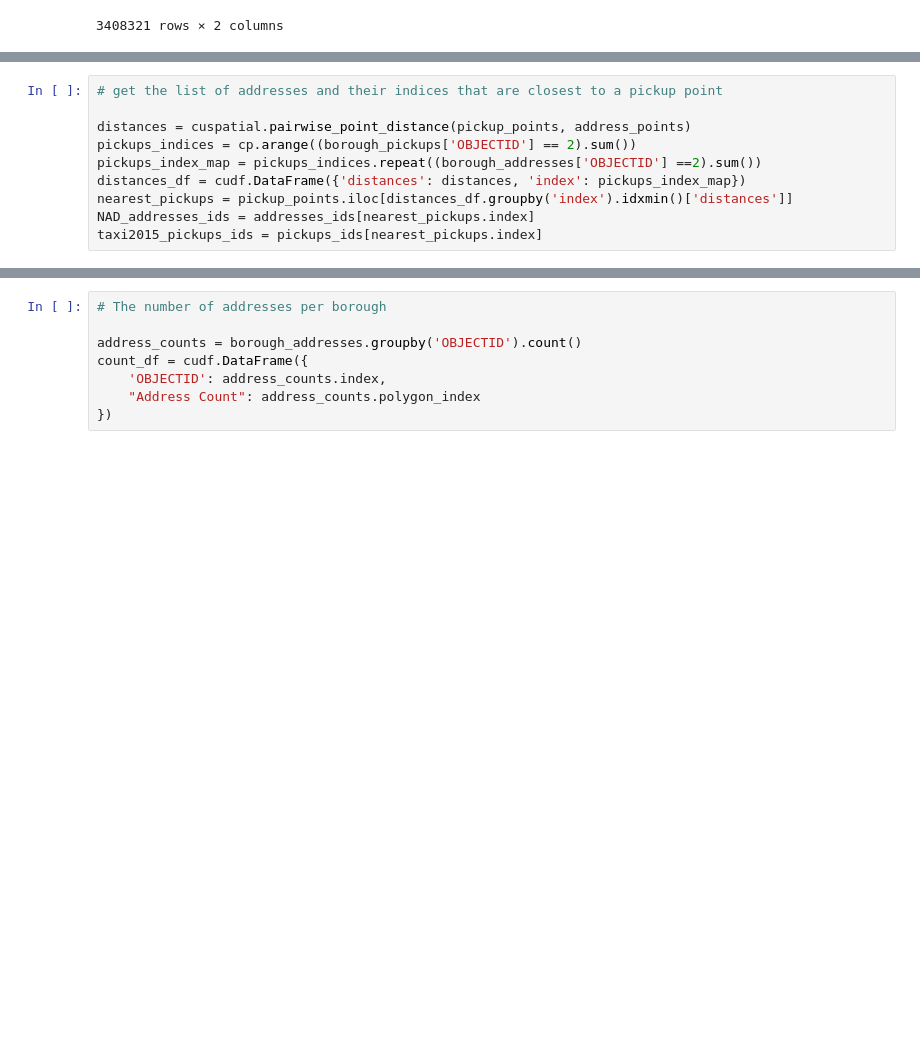
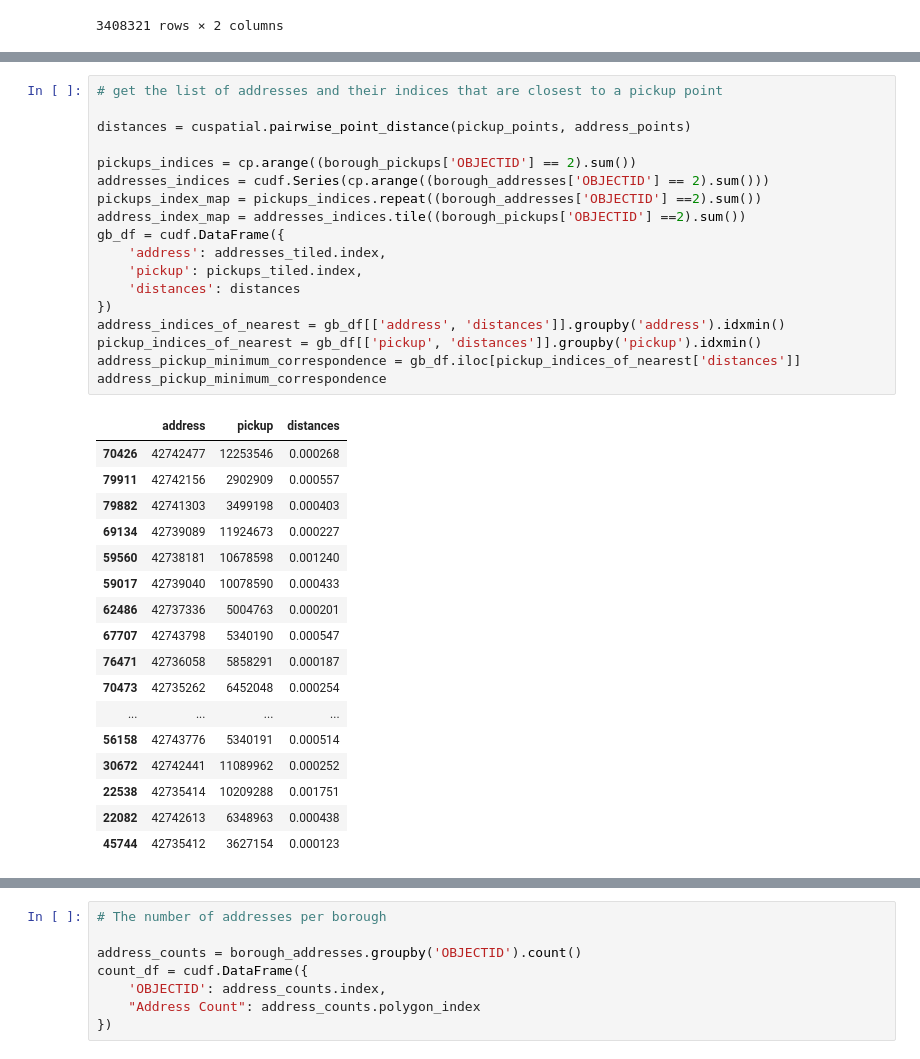
Before and after one commit to thomcom/gtc-2023, a Jupyter notebook: GTC 2023.ipynb, the cells around one changed output, grey strips where cells are left out. Saved outputs shown, nothing was run; the diff lists cells and outputs as text; blank space fills up the shorter version.

```diff
--- a/GTC 2023.ipynb
+++ b/GTC 2023.ipynb
@@ -218,10 +251,36 @@ address_points = make_geoseries_from_lon_lat(
 # %%
 # get the list of addresses and their indices that are closest to a pickup point
 
 distances = cuspatial.pairwise_point_distance(pickup_points, address_points)
+
 pickups_indices = cp.arange((borough_pickups['OBJECTID'] == 2).sum())
+addresses_indices = cudf.Series(cp.arange((borough_addresses['OBJECTID'] == 2).sum()))
 pickups_index_map = pickups_indices.repeat((borough_addresses['OBJECTID'] ==2).sum())
-distances_df = cudf.DataFrame({'distances': distances, 'index': pickups_index_map})
-nearest_pickups = pickup_points.iloc[distances_df.groupby('index').idxmin()['distances']]
-NAD_addresses_ids = addresses_ids[nearest_pickups.index]
-taxi2015_pickups_ids = pickups_ids[nearest_pickups.index]
+address_index_map = addresses_indices.tile((borough_pickups['OBJECTID'] ==2).sum())
+gb_df = cudf.DataFrame({
+    'address': addresses_tiled.index,
+    'pickup': pickups_tiled.index,
+    'distances': distances
+})
+address_indices_of_nearest = gb_df[['address', 'distances']].groupby('address').idxmin()
+pickup_indices_of_nearest = gb_df[['pickup', 'distances']].groupby('pickup').idxmin()
+address_pickup_minimum_correspondence = gb_df.iloc[pickup_indices_of_nearest['distances']]
+address_pickup_minimum_correspondence
+# %% [output]
+|  | address | pickup | distances |
+| 70426 | 42742477 | 12253546 | 0.000268 |
+| 79911 | 42742156 | 2902909 | 0.000557 |
+| 79882 | 42741303 | 3499198 | 0.000403 |
+| 69134 | 42739089 | 11924673 | 0.000227 |
+| 59560 | 42738181 | 10678598 | 0.001240 |
+| 59017 | 42739040 | 10078590 | 0.000433 |
+| 62486 | 42737336 | 5004763 | 0.000201 |
+| 67707 | 42743798 | 5340190 | 0.000547 |
+| 76471 | 42736058 | 5858291 | 0.000187 |
+| 70473 | 42735262 | 6452048 | 0.000254 |
+| ... | ... | ... | ... |
+| 56158 | 42743776 | 5340191 | 0.000514 |
+| 30672 | 42742441 | 11089962 | 0.000252 |
+| 22538 | 42735414 | 10209288 | 0.001751 |
+| 22082 | 42742613 | 6348963 | 0.000438 |
+| 45744 | 42735412 | 3627154 | 0.000123 |
```
Also changed, not shown: parts of 8 cells of this notebook.
